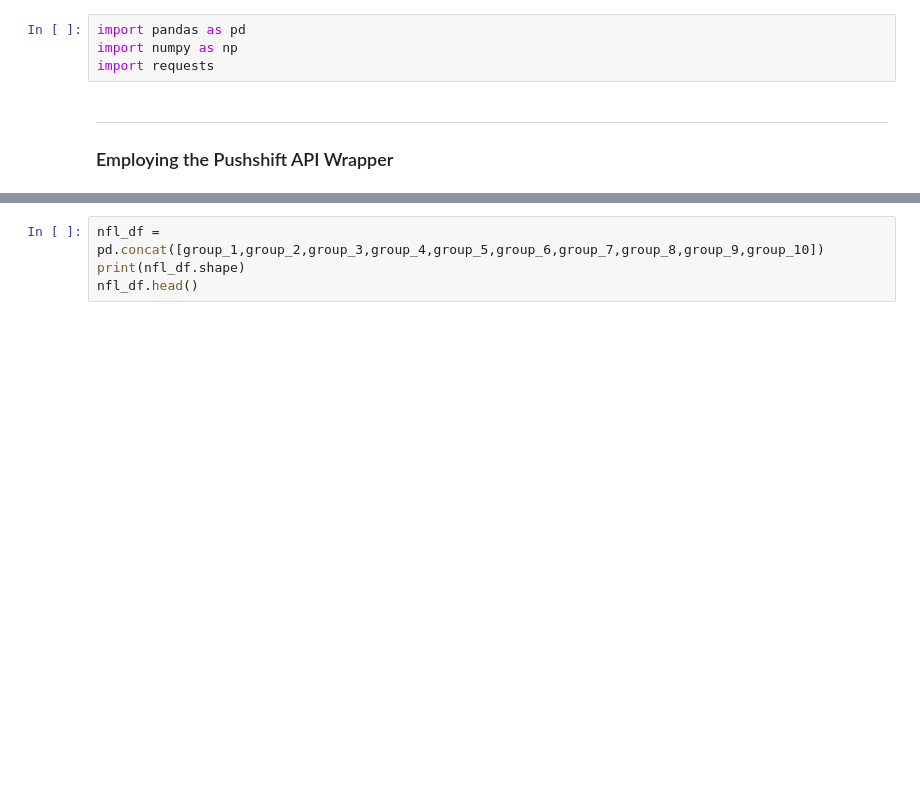
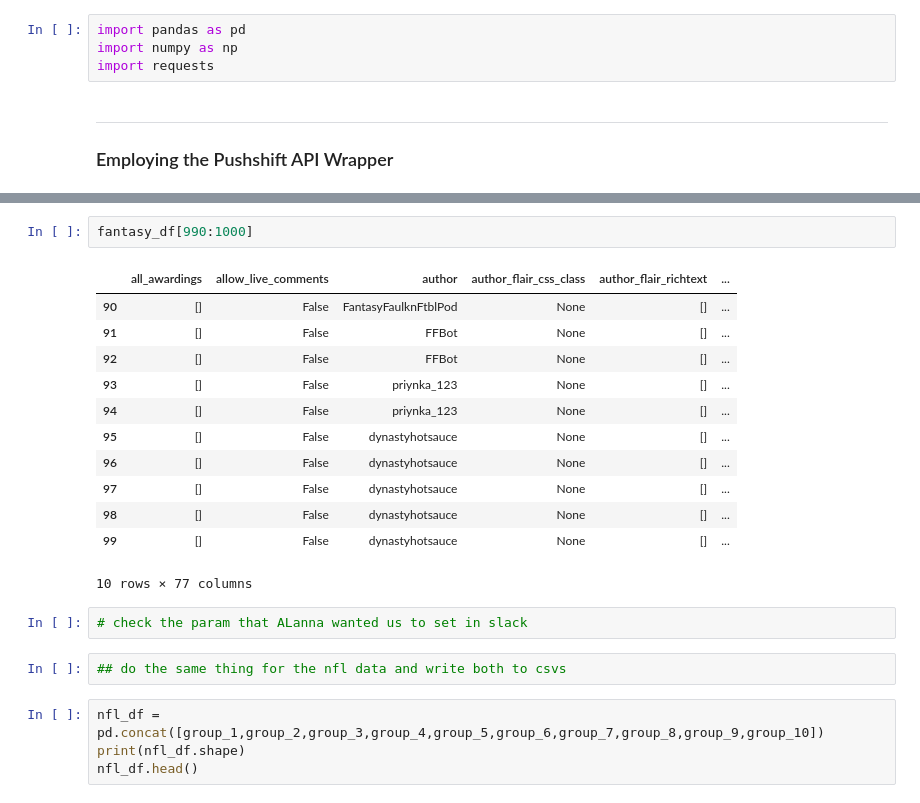
Before and after one commit to pemurp19/Web-Scraping-and-NLP---Reddit, a Jupyter notebook: code/Web Scraping.ipynb, the cells around one changed output, grey strips where cells are left out. Saved outputs shown, nothing was run; the diff lists cells and outputs as text; blank space fills up the shorter version.

```diff
--- a/code/Web Scraping.ipynb
+++ b/code/Web Scraping.ipynb
@@ -119,3 +71,22 @@ group_10 = pd.DataFrame(pull_100_posts('NFL', '270d'))
+# %%
+fantasy_df[990:1000]
+# %% [output]
+|  | all_awardings | allow_live_comments | author | author_flair_css_class | author_flair_richtext | ... |
+| 90 | [] | False | FantasyFaulknFtblPod | None | [] | ... |
+| 91 | [] | False | FFBot | None | [] | ... |
+| 92 | [] | False | FFBot | None | [] | ... |
+| 93 | [] | False | priynka_123 | None | [] | ... |
+| 94 | [] | False | priynka_123 | None | [] | ... |
+| 95 | [] | False | dynastyhotsauce | None | [] | ... |
+| 96 | [] | False | dynastyhotsauce | None | [] | ... |
+| 97 | [] | False | dynastyhotsauce | None | [] | ... |
+| 98 | [] | False | dynastyhotsauce | None | [] | ... |
+| 99 | [] | False | dynastyhotsauce | None | [] | ... |
+10 rows × 77 columns
+# %%
+# check the param that ALanna wanted us to set in slack
+# %%
+## do the same thing for the nfl data and write both to csvs
 # %%
 nfl_df = pd.concat([group_1,group_2,group_3,group_4,group_5,group_6,group_7,group_8,group_9,group_10])
 print(nfl_df.shape)
```
Also changed, not shown: parts of 13 cells of this notebook.
